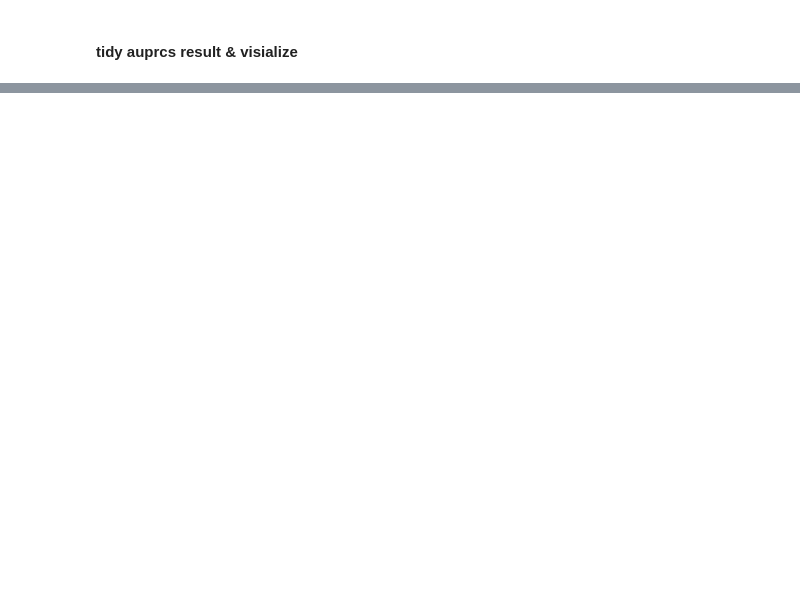
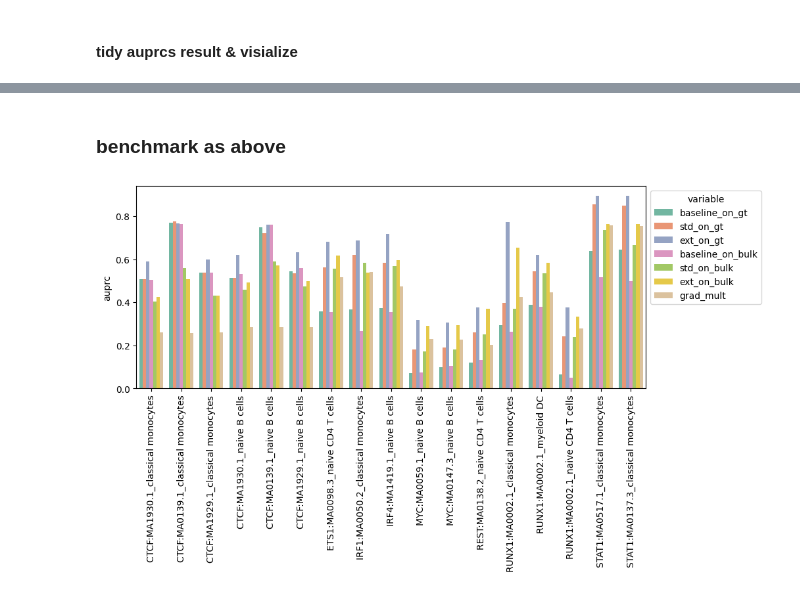
Before and after one commit to Cai-fx/seqMAE, a Jupyter notebook: tutorials/pbmc_10k/trials/TFs_scb_pretrain_intercept_scaled/benchmark.ipynb, the cells around one changed output, grey strips where cells are left out. Saved outputs shown, nothing was run; the diff lists cells and outputs as text; code cells hidden in the pictures; blank space fills up the shorter version.

```diff
--- a/tutorials/pbmc_10k/trials/TFs_scb_pretrain_intercept_scaled/benchmark.ipynb
+++ b/tutorials/pbmc_10k/trials/TFs_scb_pretrain_intercept_scaled/benchmark.ipynb
@@ -191,0 +316,2 @@ fig.savefig("./figs/auprcs.svg", dpi=300, bbox_inches='tight')
+# %% [markdown]
+### benchmark as above
@@ -191,0 +334,8 @@ fig.savefig("./figs/auprcs.svg", dpi=300, bbox_inches='tight')
+# %%
+bm_extended = scbm.utils.tf_act_cross_peaks(gt=df_gt,
+                                            metrics=[gradTF, act_pval, celltype_specific_SpearmanR, peak_emb],
+                                            jaspar_motifs=jaspar_motifs,
+                                            chip_bulk=None)
+bm_extended.logReg_all(downsample_frac=0.01, trainOn="gt")
+auprc_ext_on_gt = bm_extended.auprcs_to_csv()
+auprc_ext_on_gt.index = ['ext_on_gt']
@@ -191,0 +350,8 @@ fig.savefig("./figs/auprcs.svg", dpi=300, bbox_inches='tight')
+# %%
+bm_std_noisy= scbm.utils.tf_act_cross_peaks(gt=df_gt,
+                                        metrics=[gradSeq, gradTF, act_pval, celltype_specific_SpearmanR],
+                                        jaspar_motifs=jaspar_motifs,
+                                        chip_bulk=chip_bulk)
+bm_std_noisy.logReg_all(downsample_frac=1., trainOn="chip_bulk")
+auprc_std_on_bulk = bm_std_noisy.auprcs_to_csv()
+auprc_std_on_bulk.index = ['std_on_bulk']
@@ -191,0 +366,30 @@ fig.savefig("./figs/auprcs.svg", dpi=300, bbox_inches='tight')
+# %%
+gradTF_expand = pd.DataFrame(
+    {tf_mm_ct : gradTF[f"{tf_mm_ct.split('_')[0].split(':')[0]}_{tf_mm_ct.split('_')[1]}"]
+     for tf_mm_ct in gradSeq.columns}
+    )
+
+bm_refless = scbm.utils.tf_act_cross_peaks(gt=df_gt,
+                                            metrics=[gradTF_expand*gradSeq],
+                                            jaspar_motifs=jaspar_motifs,
+                                            chip_bulk=None)
+bm_refless.logReg_all(downsample_frac=1., trainOn="gt")
+auprc_refless = bm_refless.auprcs_to_csv()
+auprc_refless.index = ['grad_mult']
+# %%
+res = pd.concat([auprc_baseline_on_gt, auprc_std_on_gt, auprc_ext_on_gt,
+                 auprc_baseline_on_bulk, auprc_std_on_bulk, auprc_ext_on_bulk,
+                 auprc_refless]).T
+# %%
+res['tf:mm_ct'] = res.index
+res_plot = res.melt(
+            value_vars=[c for c in res.columns if c != "tf:mm_ct"],
+            id_vars=['tf:mm_ct'])
+fig, ax = plt.subplots(figsize=(10, 4))
+sns.barplot(data=res_plot, x = "tf:mm_ct", y="value", hue='variable', palette="Set2", ax=ax)
+ax.set_xlabel("")
+ax.set_ylabel("auprc")
+ax.tick_params(axis='x', rotation=90)
+sns.move_legend(ax, "upper left", bbox_to_anchor=(1, 1))
+# %% [output]
+[figure, added]
```
Also changed, not shown: parts of 24 cells of this notebook, 2 other files.
